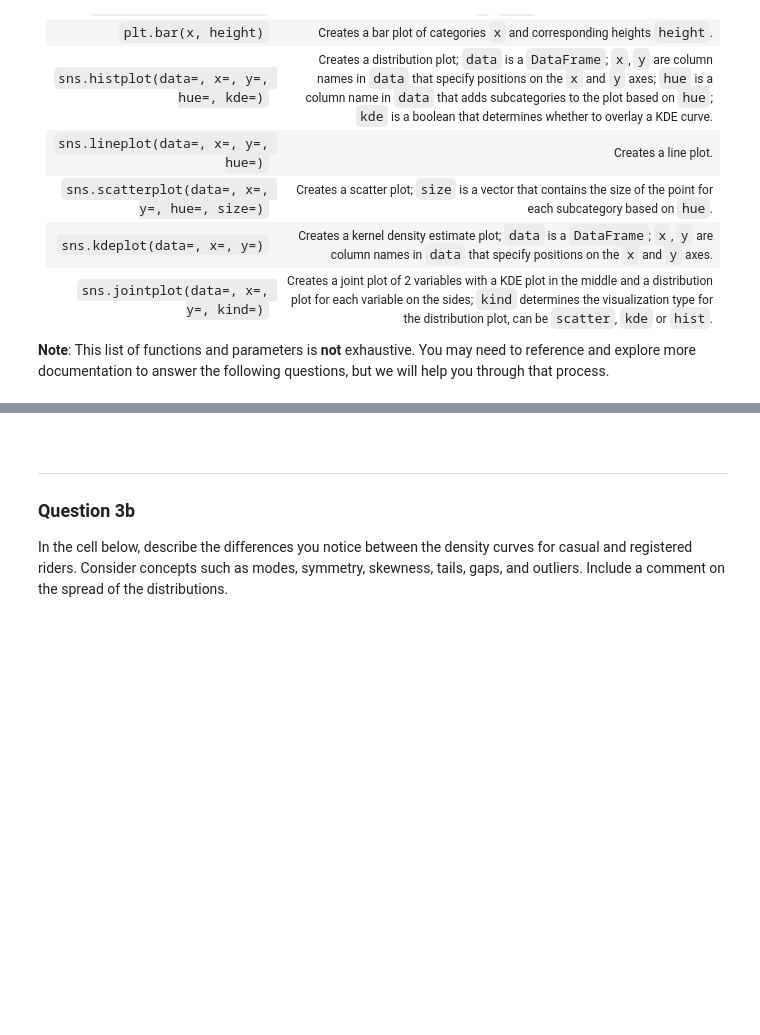
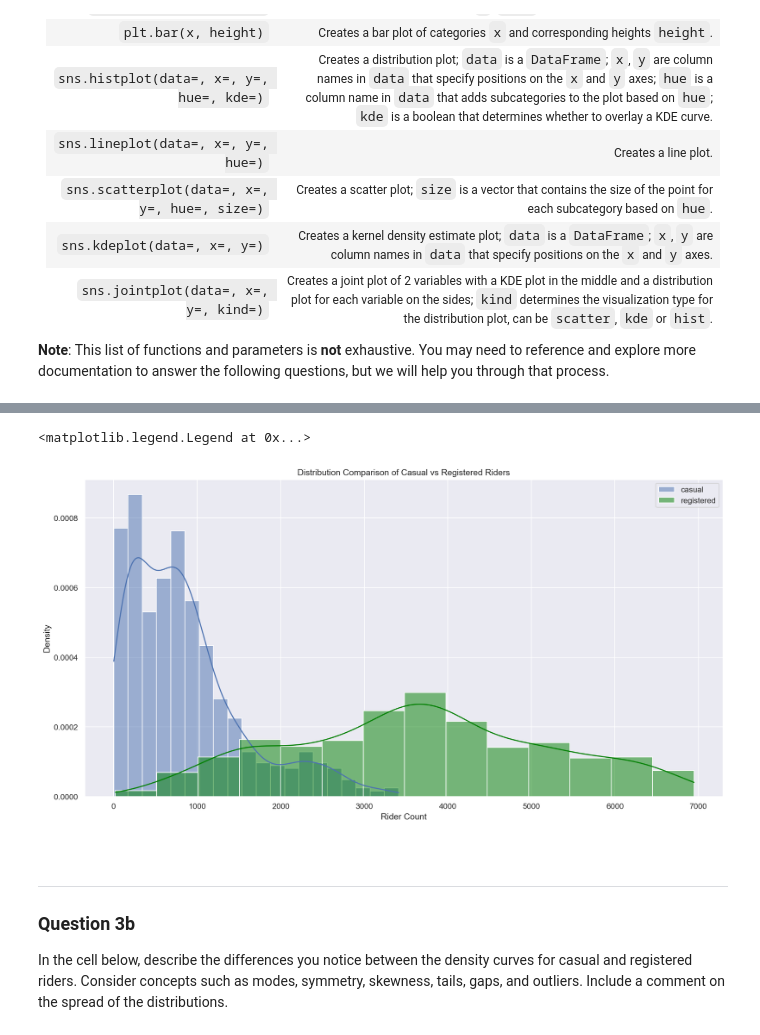
Before and after one commit to GhostLazy/Data100, a Jupyter notebook: su24-materials-main/hw/hw05/hw05.ipynb, the cells around one changed output, grey strips where cells are left out. Drawn from its saved outputs; the diff is of its cells as text; code cells hidden in the pictures; blank space fills up the shorter version.

```diff
--- a/su24-materials-main/hw/hw05/hw05.ipynb
+++ b/su24-materials-main/hw/hw05/hw05.ipynb
@@ -247,8 +276,13 @@ Decode the `holiday`, `weekday`, `workingday`, and `weathersit` fields:
 **Note:** If you mutate any of the tables above, then they will not be in the format of their original `.txt` file. As a debugging tip, if you want to revert changes, rerun the cell that loads in the `bike` `DataFrame`.
 
 **Hint:**  One approach is to use the `.replace`[(documentation)](https://pandas.pydata.org/pandas-docs/stable/reference/api/pandas.DataFrame.replace.html) method of the `pd.DataFrame` class.
-# %%
-# Modify holiday, weekday, workingday, and weathersit here.
-...
-bike = ...
-bike.head()
+# %%
+# Modify holiday, weekday, workingday, and weathersit here.
+...
+bike["holiday"] = bike["holiday"].replace({0: "no", 1: "yes"})
+bike["weekday"] = bike["weekday"].replace({
+    0: "Sun", 1: "Mon", 2: "Tue", 3: "Wed", 4: "Thu", 5: "Fri", 6: "Sat"
+})
+bike["workingday"] = bike["workingday"].replace({0: "no", 1: "yes"})
+bike["weathersit"] = bike["weathersit"].replace({1: "Clear", 2: "Mist", 3: "Light", 4: "Heavy"})
+bike.head()
@@ -284,0 +329,7 @@ daily_counts.head()
+# %%
+daily_counts = bike.groupby("dteday")[["casual", "registered", "workingday"]].agg({
+    "casual": "sum",
+    "registered": "sum",
+    "workingday": "first"
+})
+daily_counts.head()
@@ -337,3 +396,12 @@ For all visualizations in Data 100, our grading team will evaluate your plot bas
+# %%
+sns.histplot(daily_counts, x="casual", stat="density", color="b", kde=True, label="casual")
+sns.histplot(daily_counts, x="registered", stat="density", color="green", kde=True, label="registered")
+plt.xlabel("Rider Count")
+plt.title("Distribution Comparison of Casual vs Registered Riders")
+plt.legend()
+# %% [output]
+<matplotlib.legend.Legend at 0x...>
+[figure, added]
 # %% [markdown]
 <!-- END QUESTION -->
 
```
Also changed, not shown: parts of 33 cells of this notebook, 3 other files.
